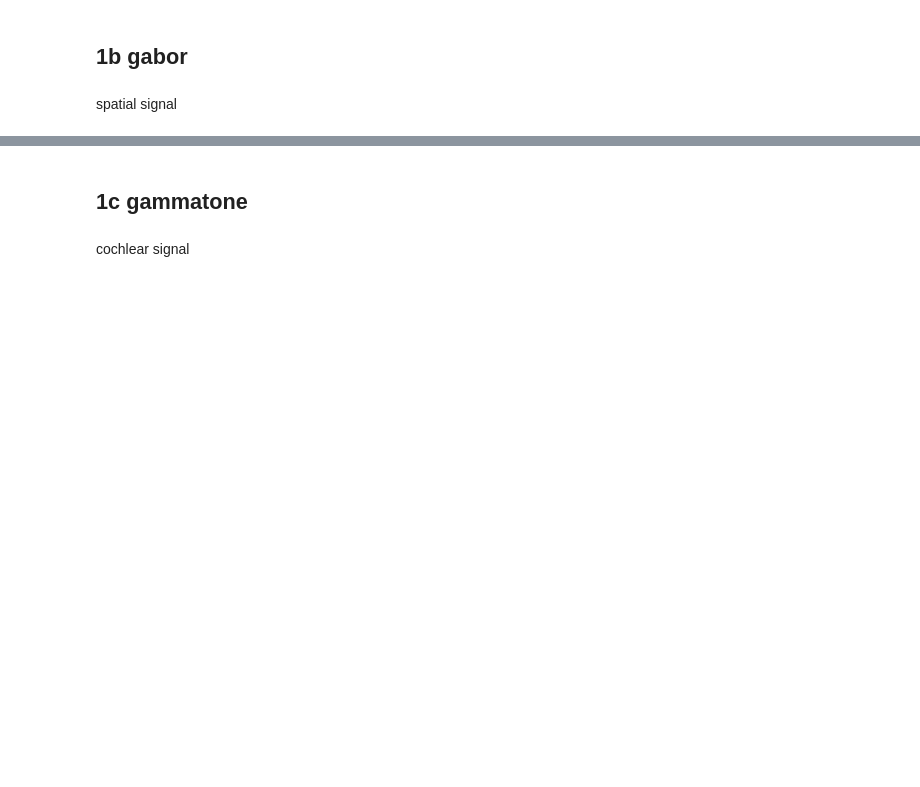
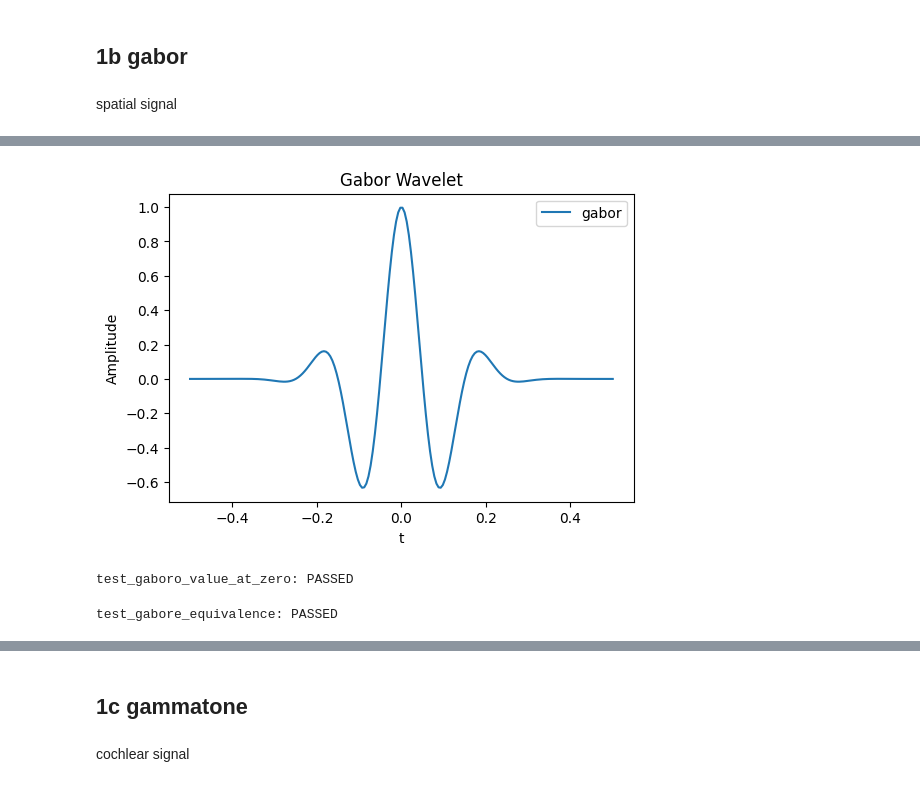
Before and after one commit to RyanL72/CSDS_364, a Jupyter notebook: Assignment_A1b/A1b_rhl72.ipynb, the cells around one changed output, grey strips where cells are left out. Saved outputs shown, nothing was run; the diff lists cells and outputs as text; code cells hidden in the pictures; blank space fills up the shorter version.

```diff
--- a/Assignment_A1b/A1b_rhl72.ipynb
+++ b/Assignment_A1b/A1b_rhl72.ipynb
@@ -22,8 +21,3 @@ np.float64(-0.04997916927067833)
 ## 1b gabor
 # %% [markdown]
 spatial signal
-# %%
-def gabor(t, f=1.0, sigma=1.0, d=0.0, a=1.0):
-    gaussian_envolope = np.exp(-t**2 / (2 * sigma**2))
-    sinusoid = np.cos(2 * np.pi * f * t + d)
-    return a * gaussian_envolope * sinusoid
@@ -48,0 +75,48 @@ def gaboro_norm(f=1.0, sigma=1.0, fs=1000):
+# %%
+t_plot = np.linspace(-0.5, 0.5, 200)
+sigma = 0.1
+f = 5.0
+phi = 0
+a = 1
+
+gabor_vals = gabor(t_plot, sigma, f, phi, a)
+plt.figure(figsize=(6,4))
+plt.plot(t_plot, gabor_vals, label='gabor')
+plt.title("Gabor Wavelet")
+plt.xlabel("t")
+plt.ylabel("Amplitude")
+plt.legend()
+plt.show()
+# %% [output]
+[figure, added]
+# %%
+def test_gaboro_value_at_zero():
+    sigma = 1.0
+    f = 5.0
+    phi = 0
+    a = 2.0
+    val_at_zero = gaboro(t=0, sigma=sigma,f=f, phi=phi, a=a)
+    expected = a * np.sin(phi)  # = 2 * 0 = 0
+    assert np.isclose(val_at_zero, expected), f"Expected {expected}, got {val_at_zero}"
+    print("test_gaboro_value_at_zero: PASSED")
+
+test_gaboro_value_at_zero()
+# %% [output]
+test_gaboro_value_at_zero: PASSED
+# %%
+def test_gabore_equivalence():
+    sigma = 1.0
+    f = 5.0
+    phi = np.pi / 3
+    a = 1.5
+    test_ts = np.linspace(-1, 1, 100)
+
+    for tt in test_ts:
+        val_gabore = gabore(tt, sigma, f, phi, a)
+        val_gabor  = gabor(tt, sigma, f, phi, a)
+        assert np.isclose(val_gabore, val_gabor), "Mismatch between gabore and gabor"
+    print("test_gabore_equivalence: PASSED")
+
+test_gabore_equivalence()
+# %% [output]
+test_gabore_equivalence: PASSED
```
Also changed, not shown: parts of 12 cells of this notebook, 5 other files.
